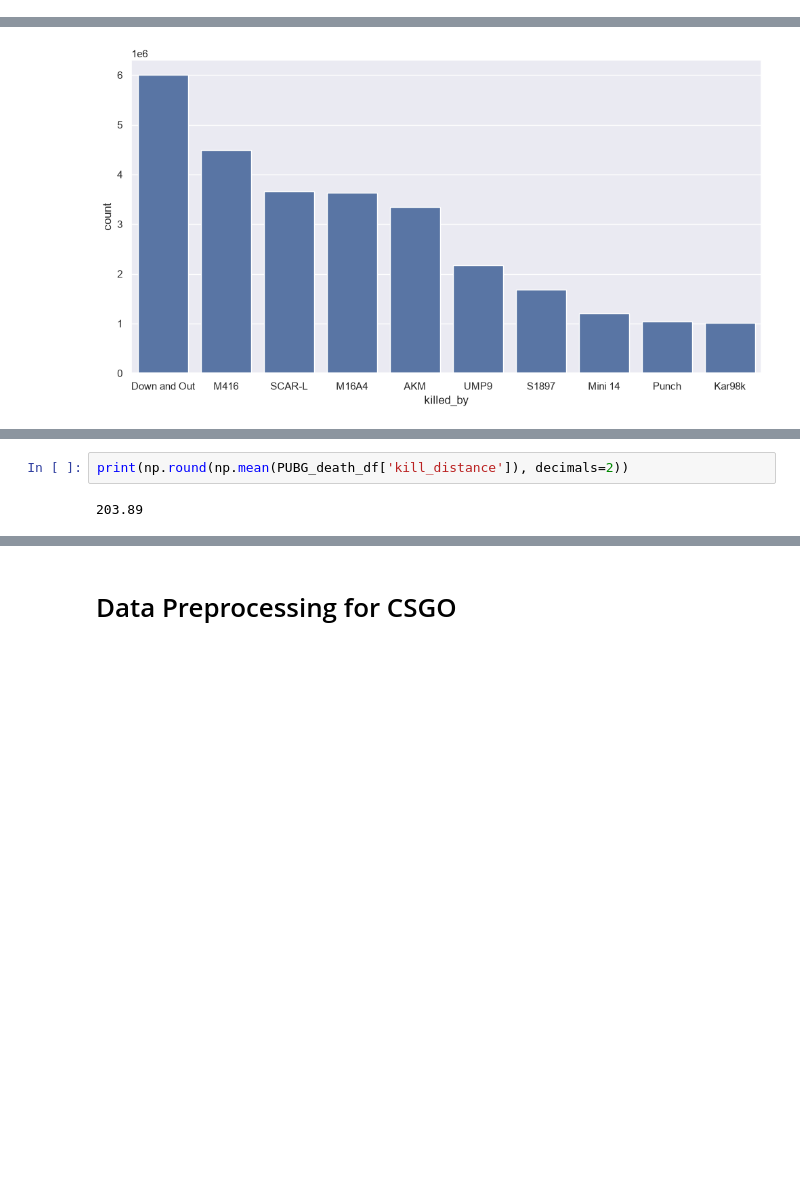
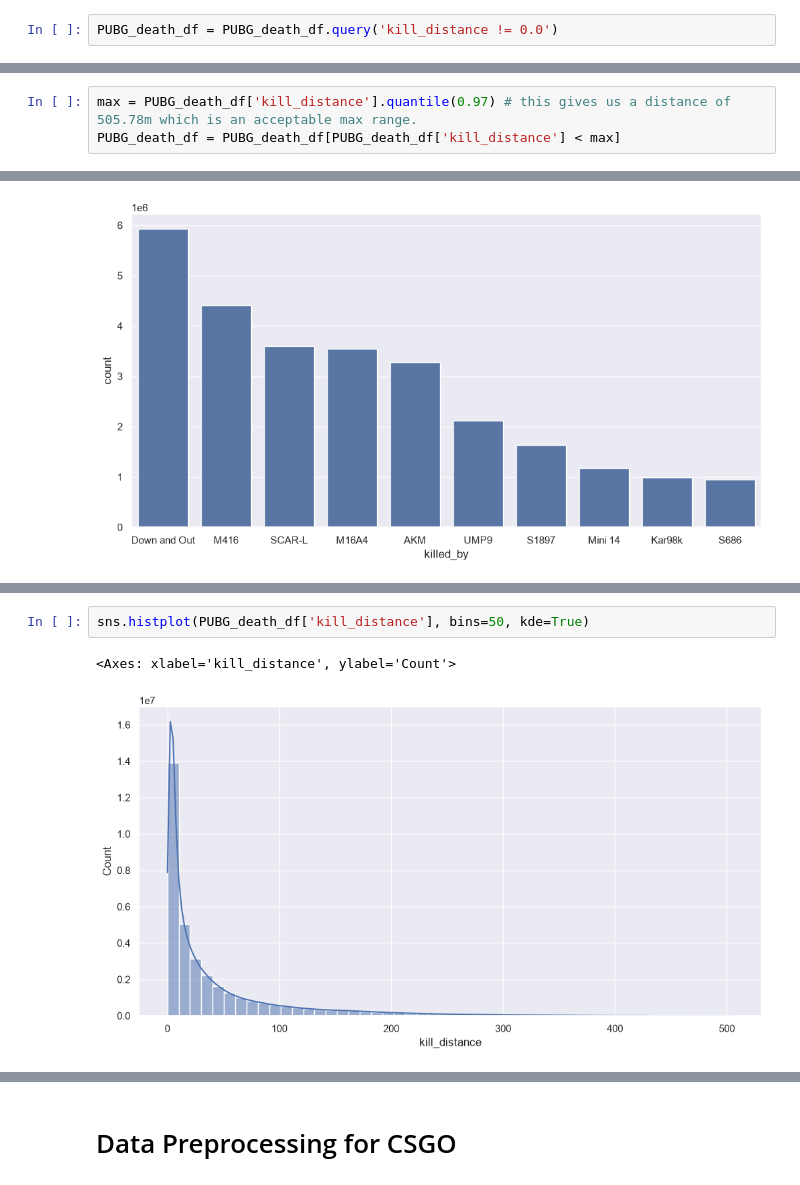
Before and after one commit to Shoofy32/CSMODEL, a Jupyter notebook: CSMODEL.ipynb, the cells around one changed output, grey strips where cells are left out. Drawn from its saved outputs; the diff is of its cells as text; blank space fills up the shorter version.

Commit message:
Finished EDA on PUBG

```diff
--- a/CSMODEL.ipynb
+++ b/CSMODEL.ipynb
@@ -183,5 +173,7 @@ A lot of these outliers occur when either the victim or killer is positioned exa
 # %%
 PUBG_death_df = PUBG_death_df.query('killer_position_x != 0 and killer_position_y != 0 or victim_position_x != 0 and victim_position_y != 0')
+# %%
+PUBG_death_df = PUBG_death_df.query('kill_distance != 0.0')
 # %% [markdown]
 Now we can convert the data into meters which is simply applying a scalar divison by 100 to the entire column.
 # %%
@@ -190 +198,4 @@ PUBG_death_df['kill_distance'] = np.round(PUBG_death_df['kill_distance'], decima
+# %%
+max = PUBG_death_df['kill_distance'].quantile(0.97) # this gives us a distance of 505.78m which is an acceptable max range.
+PUBG_death_df = PUBG_death_df[PUBG_death_df['kill_distance'] < max]
 # %% [markdown]
@@ -285,4 +277,5 @@ sns.countplot(tkill10, x='killer_placement')
 # %%
-print(np.round(np.mean(PUBG_death_df['kill_distance']), decimals=2))
+sns.histplot(PUBG_death_df['kill_distance'], bins=50, kde=True)
 # %% [output]
-203.89
+<Axes: xlabel='kill_distance', ylabel='Count'>
+[figure, added]
```
Also changed, not shown: parts of 41 cells of this notebook.
